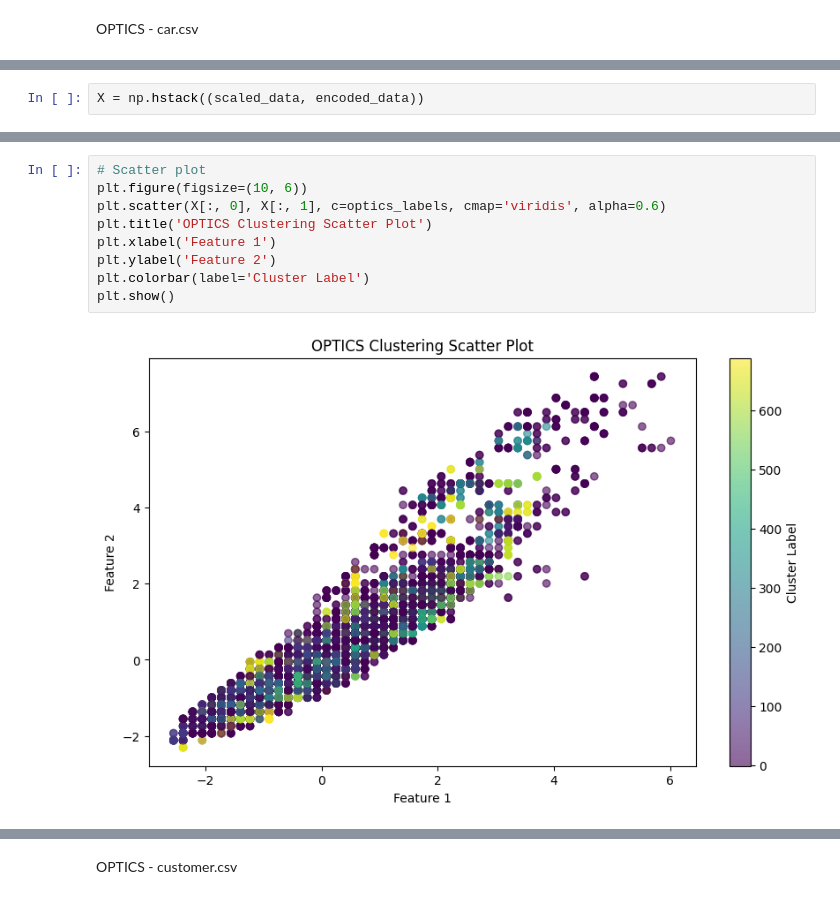
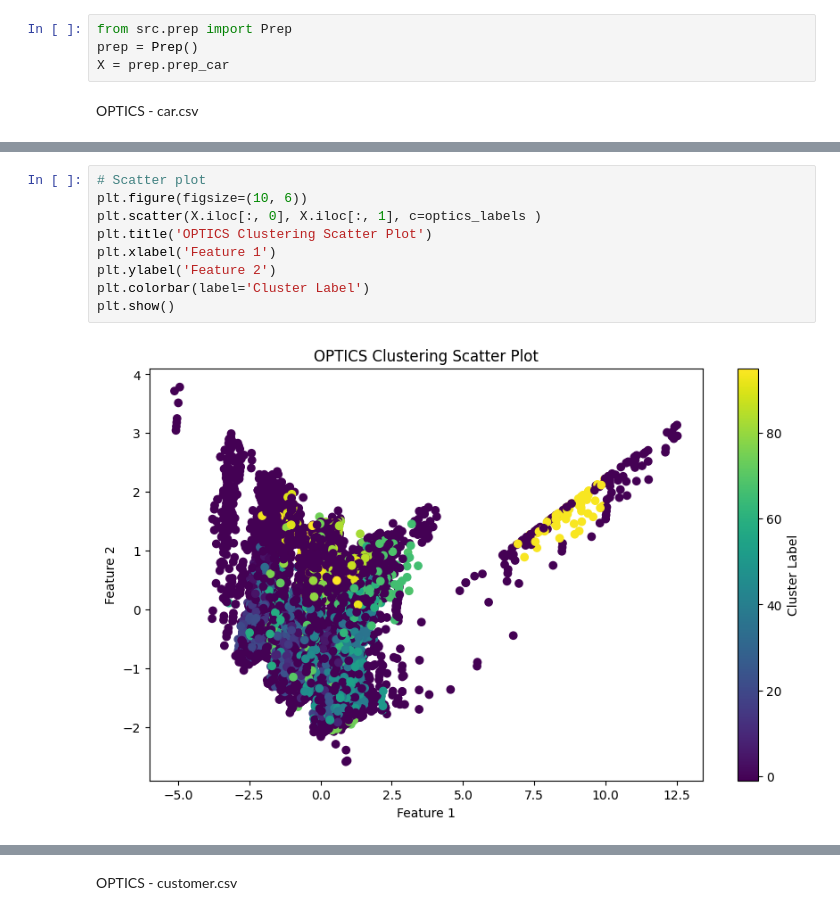
Before and after one commit to greasycat/ds5230-group2, a Jupyter notebook: optics.ipynb, the cells around one changed output, grey strips where cells are left out. Saved outputs shown, nothing was run; the diff lists cells and outputs as text.

Commit message:
update optics and sting

```diff
--- a/optics.ipynb
+++ b/optics.ipynb
@@ -159,2 +11,6 @@ transformed_data.shape
+# %%
+from src.prep import Prep
+prep = Prep()
+X = prep.prep_car
 # %% [markdown]
 OPTICS - car.csv
@@ -167,5 +17,3 @@ encoded_data = encoder.fit_transform(car_data[categories])
-# %%
-X = np.hstack((scaled_data, encoded_data))
 # %%
 optics = OPTICS(min_samples=20, max_eps=1.5, metric='euclidean', cluster_method='xi', xi=0.05)
 optics_labels = optics.fit_predict(X)
@@ -172,14 +35,14 @@ optics_labels = optics.fit_predict(X)
 # %%
 # Scatter plot
 plt.figure(figsize=(10, 6))
-plt.scatter(X[:, 0], X[:, 1], c=optics_labels, cmap='viridis', alpha=0.6)
+plt.scatter(X.iloc[:, 0], X.iloc[:, 1], c=optics_labels )
 plt.title('OPTICS Clustering Scatter Plot')
 plt.xlabel('Feature 1')
 plt.ylabel('Feature 2')
 plt.colorbar(label='Cluster Label')
 plt.show()
 # %% [output]
-[figure, old version]
+[figure, new version]
 # %%
 # Histogram
 plt.figure(figsize=(10, 6))
```
Also changed, not shown: parts of 27 cells of this notebook, 9 other files.
